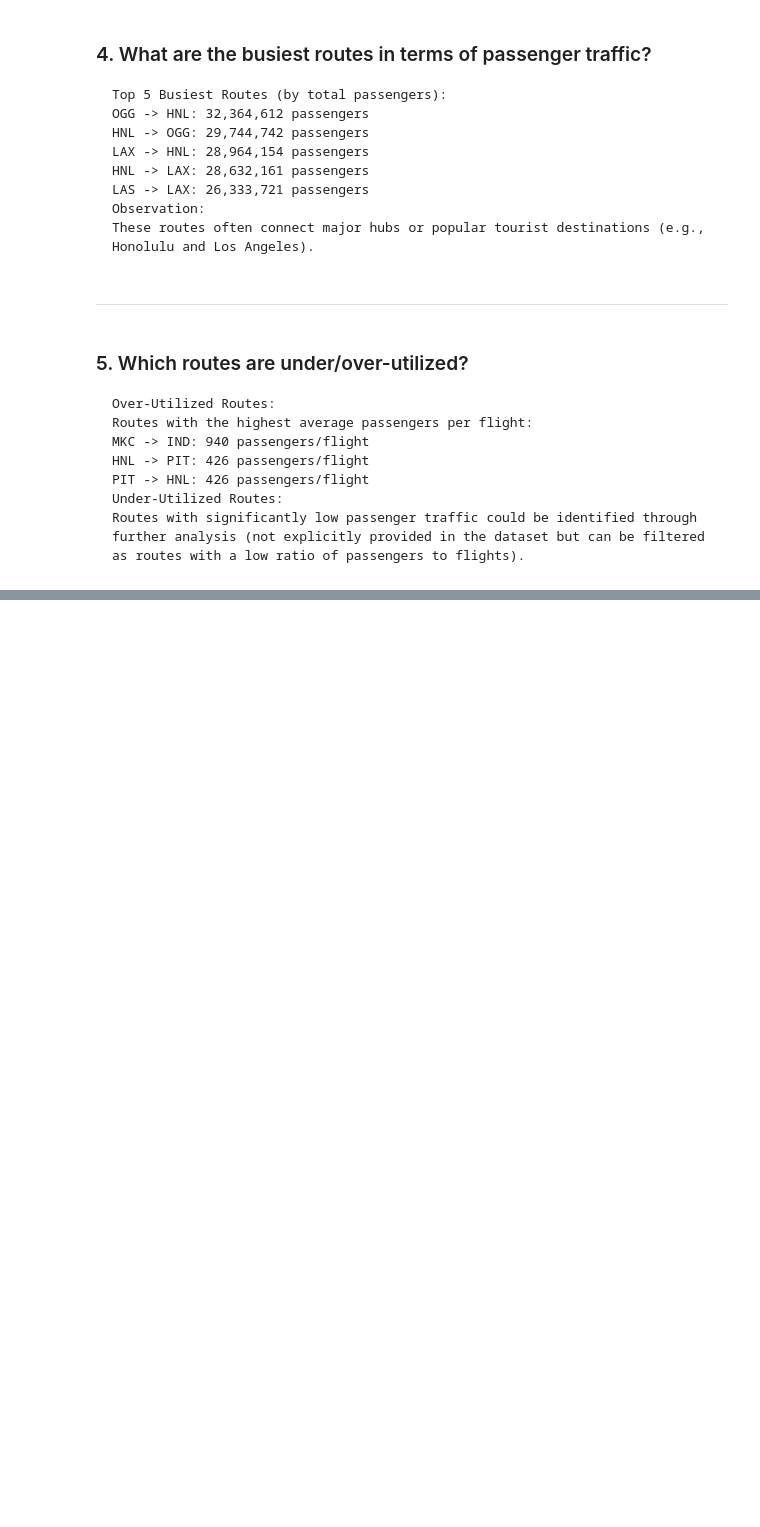
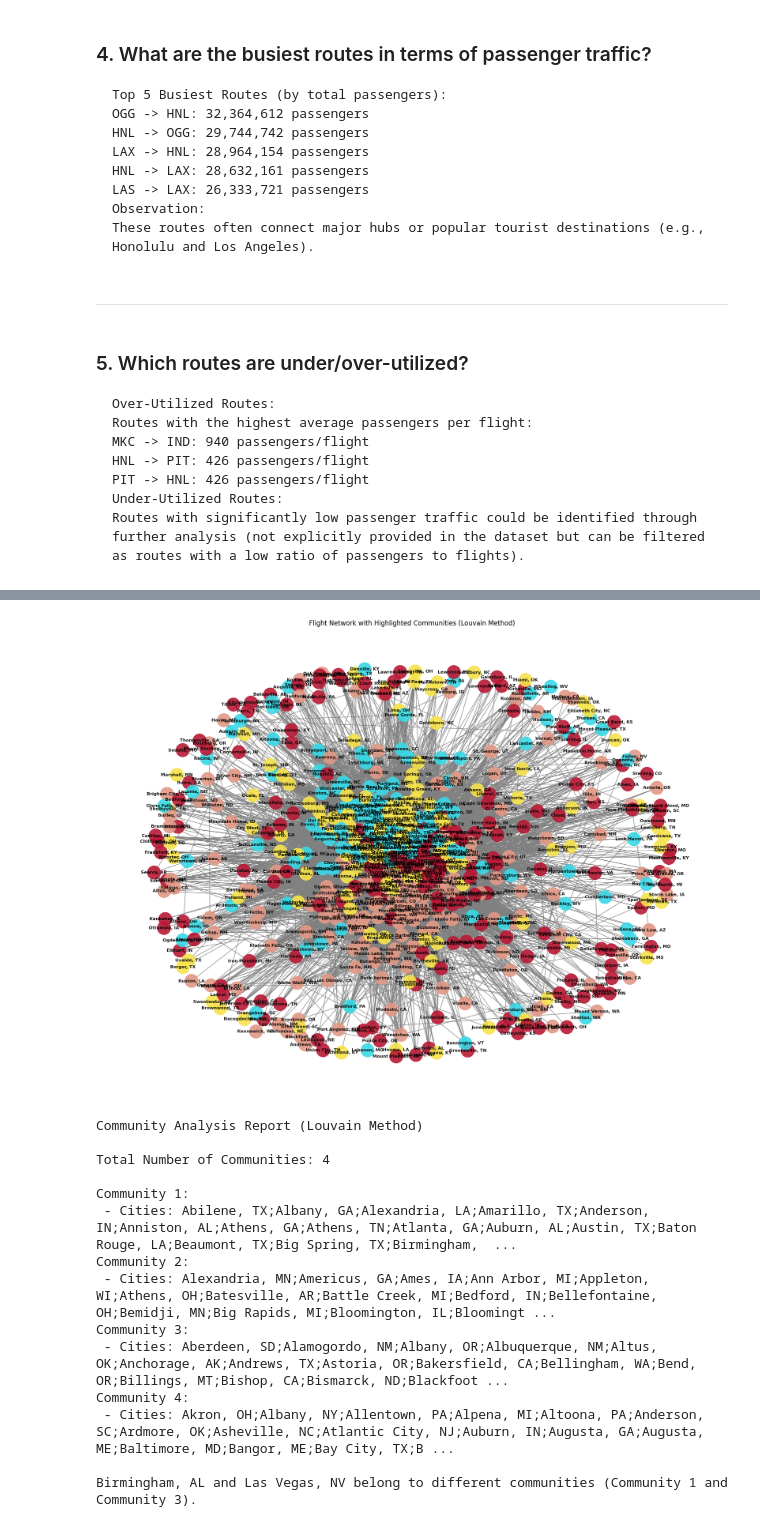
Before and after one commit to sezermzgl/ADM-HW5, a Jupyter notebook: main.ipynb, the cells around one changed output, grey strips where cells are left out. Cells and saved outputs as stored; diff of their text form; code cells hidden in the pictures; blank space fills up the shorter version.

```diff
--- a/main.ipynb
+++ b/main.ipynb
@@ -197,0 +723,16 @@ Interactive map saved as 'flight_network_map.html'
+# %%
+# Example graph
+graph = {
+    "JFK": [("LAX", 2500), ("ORD", 800)], # JFK connects to LAX and ORD with weights 2500 and 800, respectively
+    "LAX": [("ORD", 2000)],               # LAX connects to ORD with weight 2000
+    "ORD": [("ATL", 700)],                # ORD connects to ATL with weight 700
+    "ATL": [("JFK", 750)],                # ATL connects to JFK with weight 750
+    "MIA": [("JFK", 2), ("LAX", 3)]       # MIA connects to JFK and LAX with weights 2 and 3, respectively
+}
+
+# Calculate Eigenvector Centrality
+eigenvector_centrality = calculate_eigenvector_centrality(graph)
+
+# Print the results
+for airport, score in eigenvector_centrality.items():
+  print(f"{airport}: {score:.4f}")        # Display the centrality score for each airport rounded to 4 decimal places
@@ -197,0 +912,28 @@ Interactive map saved as 'flight_network_map.html'
+# %%
+# Sample flight network data
+flight_network = flight_data.copy()
+
+# Analyze the flight network
+city1 = "Birmingham, AL"
+city2 = "Las Vegas, NV"
+
+
+
+result = analyze_and_visualize_flight_network_louvain(flight_network, city1, city2)
+print(result)
+# %% [output]
+[figure, added]
+Community Analysis Report (Louvain Method)
+
+Total Number of Communities: 4
+
+Community 1:
+ - Cities: Abilene, TX;Albany, GA;Alexandria, LA;Amarillo, TX;Anderson, IN;Anniston, AL;Athens, GA;Athens, TN;Atlanta, GA;Auburn, AL;Austin, TX;Baton Rouge, LA;Beaumont, TX;Big Spring, TX;Birmingham,  ...
+Community 2:
+ - Cities: Alexandria, MN;Americus, GA;Ames, IA;Ann Arbor, MI;Appleton, WI;Athens, OH;Batesville, AR;Battle Creek, MI;Bedford, IN;Bellefontaine, OH;Bemidji, MN;Big Rapids, MI;Bloomington, IL;Bloomingt ...
+Community 3:
+ - Cities: Aberdeen, SD;Alamogordo, NM;Albany, OR;Albuquerque, NM;Altus, OK;Anchorage, AK;Andrews, TX;Astoria, OR;Bakersfield, CA;Bellingham, WA;Bend, OR;Billings, MT;Bishop, CA;Bismarck, ND;Blackfoot ...
+Community 4:
+ - Cities: Akron, OH;Albany, NY;Allentown, PA;Alpena, MI;Altoona, PA;Anderson, SC;Ardmore, OK;Asheville, NC;Atlantic City, NJ;Auburn, IN;Augusta, GA;Augusta, ME;Baltimore, MD;Bangor, ME;Bay City, TX;B ...
+
+Birmingham, AL and Las Vegas, NV belong to different communities (Community 1 and Community 3).
```
Also changed, not shown: parts of 26 cells of this notebook.
